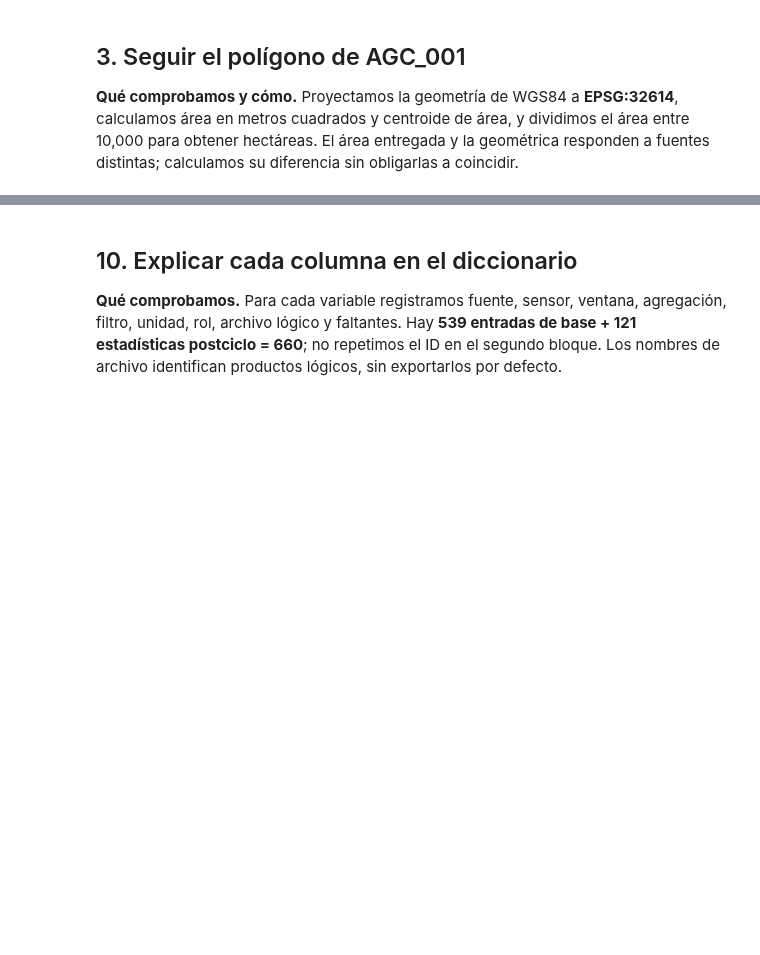
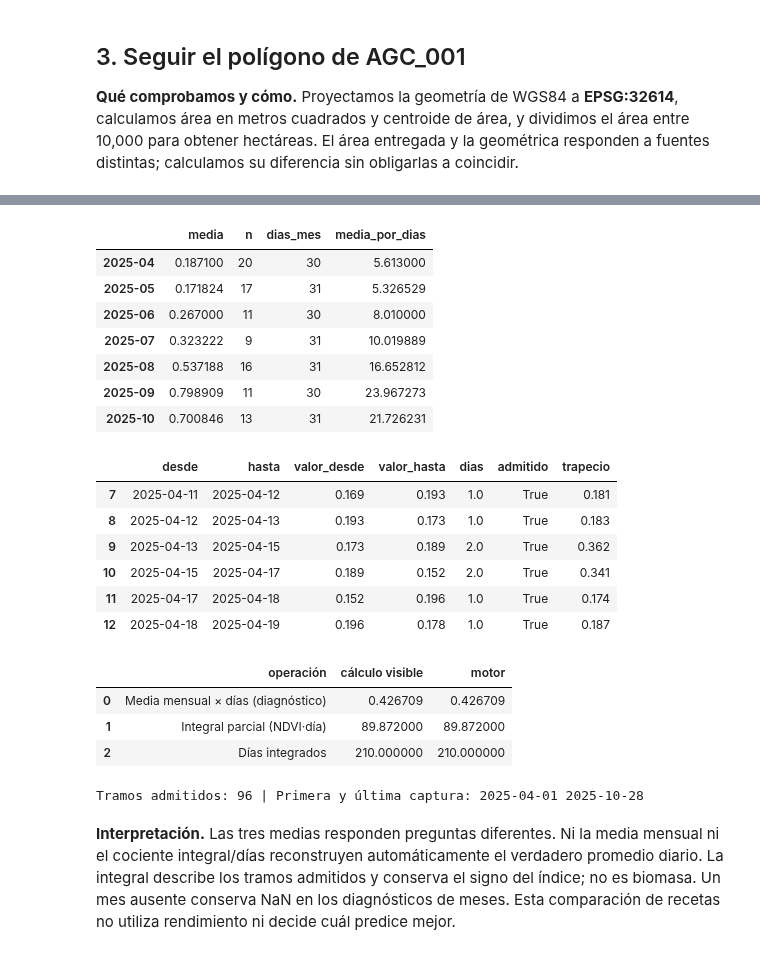
Before and after one commit to netfoor/Reto-AgroCebada-FIRA-2026, a Jupyter notebook: notebooks/02_fuentes_a_variables.ipynb, the cells around one changed output, grey strips where cells are left out. Saved outputs shown, nothing was run; the diff lists cells and outputs as text; code cells hidden in the pictures; blank space fills up the shorter version.

```diff
--- a/notebooks/02_fuentes_a_variables.ipynb
+++ b/notebooks/02_fuentes_a_variables.ipynb
@@ -851,7 +896,65 @@ número de predictores de un modelo elegido.
+# %%
+meses_ciclo = pd.period_range(inicio_ciclo, fin_ciclo, freq="M")
+mensual_visible = (planet_ndvi.assign(mes=planet_ndvi.FECHA.dt.to_period("M"))
+                   .groupby("mes").ndvi_promedio.agg(media="mean", n="count")
+                   .reindex(meses_ciclo))
+mensual_visible["dias_mes"] = mensual_visible.index.days_in_month
+mensual_visible["media_por_dias"] = mensual_visible.media * mensual_visible.dias_mes
+media_mensual_visible = (mensual_visible.media_por_dias.sum(min_count=len(meses_ciclo))
+                         / mensual_visible.dias_mes.sum())
+np.testing.assert_allclose(media_mensual_visible,
+                           diagnostico_temporal.loc[PARCELA, "media_mensual_por_dias"], atol=1e-12, rtol=0)
+display(mensual_visible.round(6))
+
+serie_fechas = planet_ndvi.groupby("FECHA", as_index=False).ndvi_promedio.mean()
+tramos = serie_fechas.rename(columns={"FECHA": "hasta", "ndvi_promedio": "valor_hasta"})
+tramos["desde"] = tramos.hasta.shift()
+tramos["valor_desde"] = tramos.valor_hasta.shift()
+tramos["dias"] = (tramos.hasta - tramos.desde).dt.total_seconds() / 86_400
+tramos["admitido"] = tramos.dias.gt(0) & tramos.dias.le(CONFIG["integral_hueco_max_dias"])
+tramos["trapecio"] = (tramos.valor_desde + tramos.valor_hasta) / 2 * tramos.dias
+tramos = tramos.iloc[1:].copy()
+admitidos = tramos.loc[tramos.admitido]
+integral_visible = admitidos.trapecio.sum() if len(admitidos) else np.nan
+dias_visibles = admitidos.dias.sum()
+np.testing.assert_allclose([integral_visible, dias_visibles],
+                           ciclo_uno.loc[PARCELA, ["C_PL_ndvi_integral", "C_PL_ndvi_dias_integ"]],
+                           atol=1e-12, rtol=0)
+display(tramos[["desde", "hasta", "valor_desde", "valor_hasta", "dias", "admitido", "trapecio"]].iloc[6:12])
+display(pd.DataFrame([
+    {"operación": "Media mensual × días (diagnóstico)", "cálculo visible": media_mensual_visible,
+     "motor": diagnostico_temporal.loc[PARCELA, "media_mensual_por_dias"]},
+    {"operación": "Integral parcial (NDVI·día)", "cálculo visible": integral_visible,
+     "motor": ciclo_uno.loc[PARCELA, "C_PL_ndvi_integral"]},
+    {"operación": "Días integrados", "cálculo visible": dias_visibles,
+     "motor": ciclo_uno.loc[PARCELA, "C_PL_ndvi_dias_integ"]},
+]).round(6))
+print("Tramos admitidos:", len(admitidos), "| Primera y última captura:",
+      serie_fechas.FECHA.min().date(), serie_fechas.FECHA.max().date())
+# %% [output]
+|  | media | n | dias_mes | media_por_dias |
+| 2025-04 | 0.187100 | 20 | 30 | 5.613000 |
+| 2025-05 | 0.171824 | 17 | 31 | 5.326529 |
+| 2025-06 | 0.267000 | 11 | 30 | 8.010000 |
+| 2025-07 | 0.323222 | 9 | 31 | 10.019889 |
+| 2025-08 | 0.537188 | 16 | 31 | 16.652812 |
+| 2025-09 | 0.798909 | 11 | 30 | 23.967273 |
+| 2025-10 | 0.700846 | 13 | 31 | 21.726231 |
+|  | desde | hasta | valor_desde | valor_hasta | dias | admitido | trapecio |
+| 7 | 2025-04-11 | 2025-04-12 | 0.169 | 0.193 | 1.0 | True | 0.181 |
+| 8 | 2025-04-12 | 2025-04-13 | 0.193 | 0.173 | 1.0 | True | 0.183 |
+| 9 | 2025-04-13 | 2025-04-15 | 0.173 | 0.189 | 2.0 | True | 0.362 |
+| 10 | 2025-04-15 | 2025-04-17 | 0.189 | 0.152 | 2.0 | True | 0.341 |
+| 11 | 2025-04-17 | 2025-04-18 | 0.152 | 0.196 | 1.0 | True | 0.174 |
+| 12 | 2025-04-18 | 2025-04-19 | 0.196 | 0.178 | 1.0 | True | 0.187 |
+|  | operación | cálculo visible | motor |
+| 0 | Media mensual × días (diagnóstico) | 0.426709 | 0.426709 |
+| 1 | Integral parcial (NDVI·día) | 89.872000 | 89.872000 |
+| 2 | Días integrados | 210.000000 | 210.000000 |
+Tramos admitidos: 96 | Primera y última captura: 2025-04-01 2025-10-28
 # %% [markdown]
-## 10. Explicar cada columna en el diccionario
-
-**Qué comprobamos.** Para cada variable registramos fuente, sensor, ventana,
-agregación, filtro, unidad, rol, archivo lógico y faltantes. Hay **539 entradas de
-base + 121 estadísticas postciclo = 660**; no repetimos el ID en el segundo bloque.
-Los nombres de archivo identifican productos lógicos, sin exportarlos por defecto.
+**Interpretación.** Las tres medias responden preguntas diferentes. Ni la media
+mensual ni el cociente integral/días reconstruyen automáticamente el verdadero
+promedio diario. La integral describe los tramos admitidos y conserva el signo del
+índice; no es biomasa. Un mes ausente conserva NaN en los diagnósticos de meses.
+Esta comparación de recetas no utiliza rendimiento ni decide cuál predice mejor.
```
Also changed, not shown: parts of 74 cells of this notebook, 34 other files.
